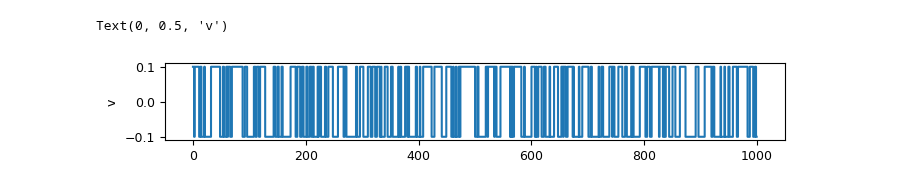
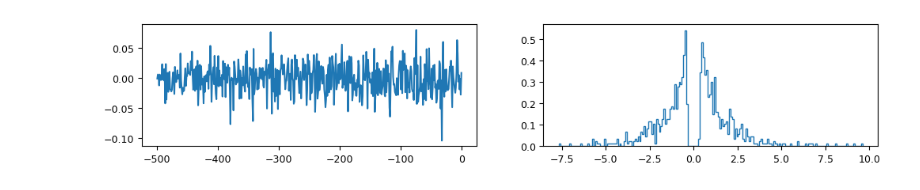
Before and after one commit to griegner/drift-diffusion, a Jupyter notebook: examples/14-nguyen.ipynb, the cells around one changed output. Saved outputs shown, nothing was run; the diff lists cells and outputs as text; code cells hidden in the pictures.

Commit message:
win-stay lose-switch

```diff
--- a/examples/14-nguyen.ipynb
+++ b/examples/14-nguyen.ipynb
@@ -1,40 +1,48 @@
 # %%
 import matplotlib.pyplot as plt
 import numpy as np
 import pandas as pd
 import utils
 from joblib import Parallel, delayed
 from ssms.basic_simulators.simulator import simulator
 from statsmodels.tsa.stattools import acf
 
 from drift_diffusion.model import DriftDiffusionModel, pdf
 
-
-def adaptive_z(choice_t1, epsilon, a):
-    y0 = choice_t1 * np.log(((1 - epsilon) * np.exp(a) + epsilon) / (epsilon * np.exp(a) + (1 - epsilon)))
-    return y0 / a
-
-
+# notebook setting
+seed = 0
+rng = np.random.default_rng(seed=seed)
 z_to_ssm = lambda z: (z + 1) / 2
 
-rng = np.random.default_rng(seed=0)
-n_samples, n_repeats = 1000, 900
-epsilon = 0.2
-states = np.zeros(n_samples, dtype=int)  # 0=L, 1=R
+# simulation setting
+n_samples, n_repeats = 1_000, 900
+coh = rng.uniform(-1, 1, size=n_samples)
+params = {"a": 1.37, "t0": 0.3}
 
-states[0] = rng.integers(0, 2)
-for t in range(1, n_samples):
-    if rng.random() < epsilon:
-        states[t] = 1 - states[t - 1]  # switch
-    else:
-        states[t] = states[t - 1]  # repeat
+# simulate win-stay, lose-switch
+ys = np.zeros((n_samples, n_repeats))
+z_t = np.zeros(n_repeats)  # starting bias
+for t in range(n_samples):
 
-v_0 = 0.1
-v = np.where(states == 1, v_0, -v_0)
+    # sim trial t
+    v_t = 1 * coh[t]
+    sim_params = {"a": params["a"], "t": params["t0"], "v": v_t, "z": z_to_ssm(z_t)}
+    sims = simulator(model="ddm", theta=sim_params, n_samples=1, smooth_unif=False, random_state=t)
+    y_t = np.squeeze(sims["rts"] * sims["choices"])  # shape (n_repeats, )
 
-fig, ax = plt.subplots(figsize=(8, 1))
-ax.plot(v[:1000], drawstyle="steps-post")
-ax.set_ylabel("v")
+    # store trial t (all repeats)
+    ys[t] = y_t
+
+    # update z per repeat (win-stay / lose-switch)
+    choice_t = np.sign(y_t)
+    is_correct = np.sign(coh[t]) == choice_t
+    z_t = np.where(is_correct, +0.5 * choice_t, -0.5 * choice_t)
+
+# plot example (pick one repeat to view)
+n_lags = 500
+fig, axs = plt.subplots(ncols=2, figsize=(12, 2))
+axs[0].plot(-np.arange(n_lags), acf(ys[:, 1], nlags=n_lags)[1:])
+axs[1].hist(ys[:, 1], bins=200, histtype="step", density=True)
+pass
 # %% [output]
-Text(0, 0.5, 'v')
-[figure, old version]
+[figure, new version]
```
Also changed, not shown: parts of 3 cells of this notebook.
